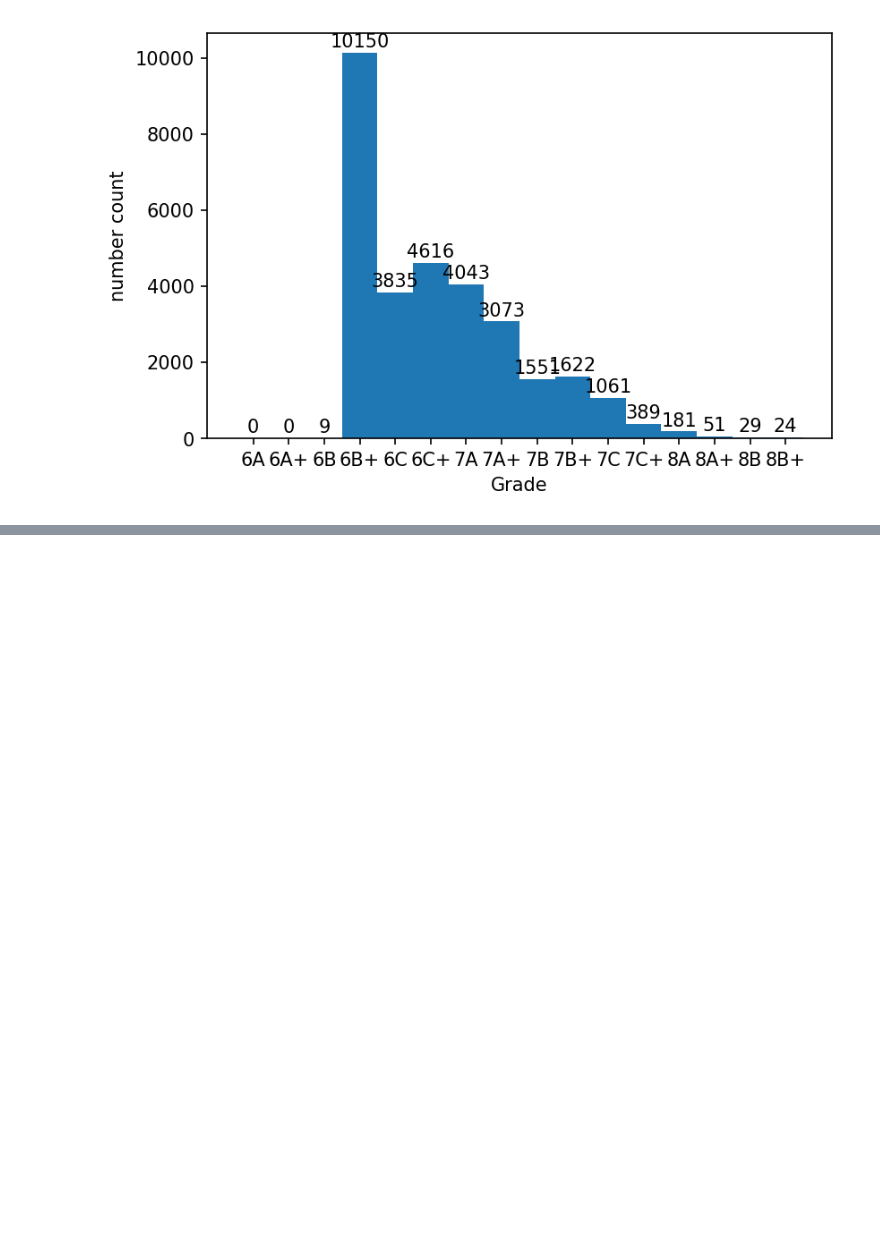
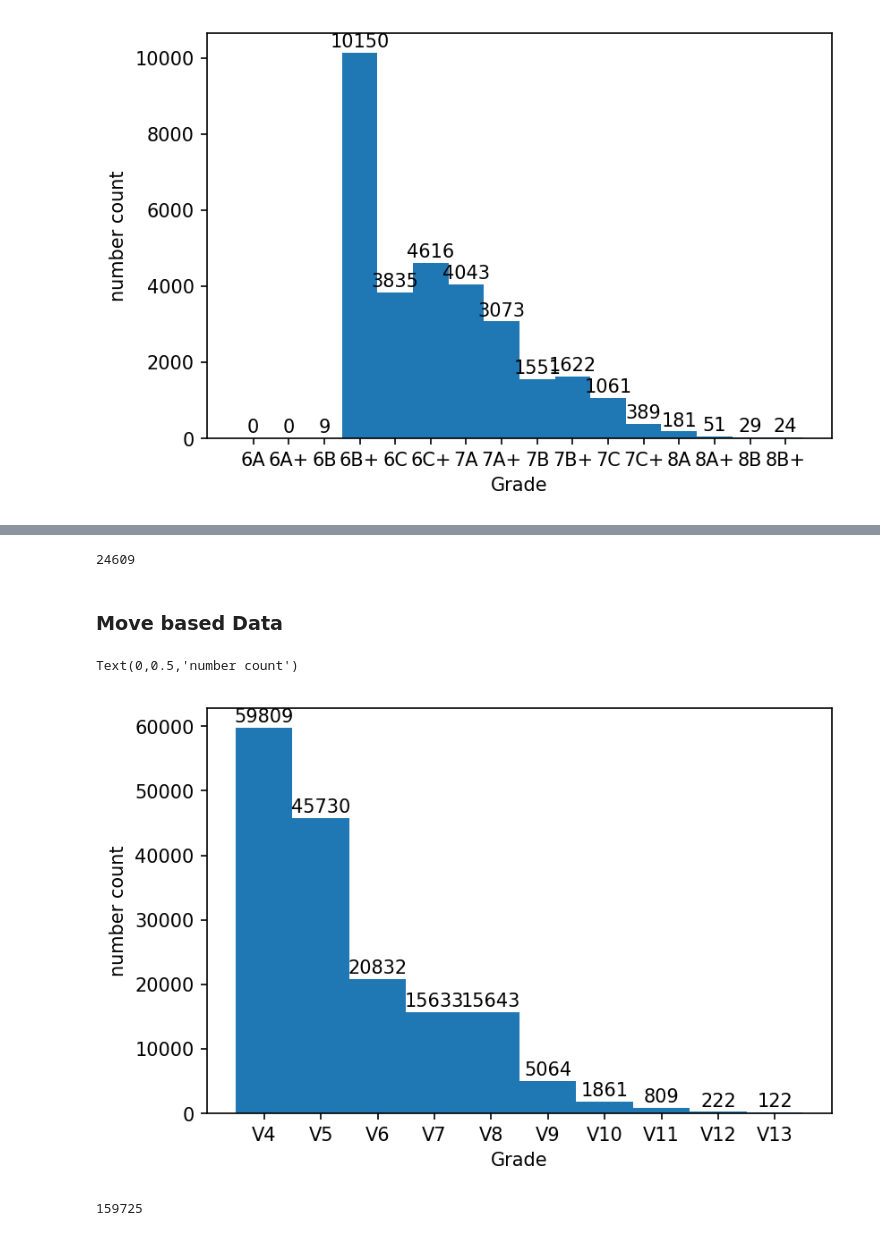
Before and after one commit to jrchang612/MoonBoardRNN, a Jupyter notebook: preprocessing/partition_train_test_set.ipynb, the cells around one changed output, grey strips where cells are left out. Drawn from its saved outputs; the diff is of its cells as text; code cells hidden in the pictures; blank space fills up the shorter version.

```diff
--- a/preprocessing/partition_train_test_set.ipynb
+++ b/preprocessing/partition_train_test_set.ipynb
@@ -116,0 +204,15 @@ Text(0,0.5,'number count')
+# %%
+n_dev = 3000
+n_test = 3000
+n_train = n_sample - n_dev - n_test
+print(n_train)
+# %% [output]
+24609
+# %%
+np.random.seed(0)
+shuffle = np.random.choice(np.arange(n_sample), n_sample, replace = False)
+# %%
+X_seq_shuffle = X_seq_data_merge[shuffle, :, :]
+Y_seq_shuffle = Y_seq_grade_merge[shuffle]
+keys_seq_shuffle = np.array(keys_seq_merge)[shuffle]
+tmax_seq_shuffle = tmax_seq_merge[shuffle]
@@ -116,0 +239,42 @@ Text(0,0.5,'number count')
+# %% [markdown]
+### Move based Data
+# %%
+n_sample = len(Y_seq_dict_merge)
+total_t = int(np.sum(tmax_seq_shuffle))
+X_move_data_merge = np.zeros((total_t, 22))
+Y_move_grade_merge = np.zeros(total_t)
+keys_move_merge = np.zeros(total_t)
+
+i = 0
+for key, value in X_seq_dict_merge.items():
+    X_data = value.T
+    tmax = X_data.shape[0]
+    X_move_data_merge[i:i+tmax, :] = X_data
+    Y_move_grade_merge[i:i+tmax] = Y_seq_dict_merge[key]
+    keys_move_merge[i:i+tmax] = key
+    i += tmax
+# %%
+plt.figure(dpi = 150)
+result = plt.hist(Y_move_grade_merge, bins = np.arange(11)-0.5)
+for x,y in zip(np.arange(10),result[0]):
+    label = str(int(y))
+    plt.annotate(label, # this is the text
+                 (x,y), # this is the point to label
+                 textcoords="offset points", # how to position the text
+                 xytext=(0,3), # distance from text to points (x,y)
+                 ha='center')
+plt.xticks(np.arange(10), ['V4','V5','V6','V7','V8','V9','V10','V11','V12','V13'])
+plt.xlabel('Grade')
+#plt.yscale('log')
+plt.ylabel('number count')
+# %% [output]
+Text(0,0.5,'number count')
+[figure, added]
+# %%
+n_sample = len(Y_move_grade_merge)
+n_dev = 3000
+n_test = 3000
+n_train = n_sample - n_dev - n_test
+print(n_train)
+# %% [output]
+159725
```
Also changed, not shown: parts of 22 cells of this notebook, 1 other file.
